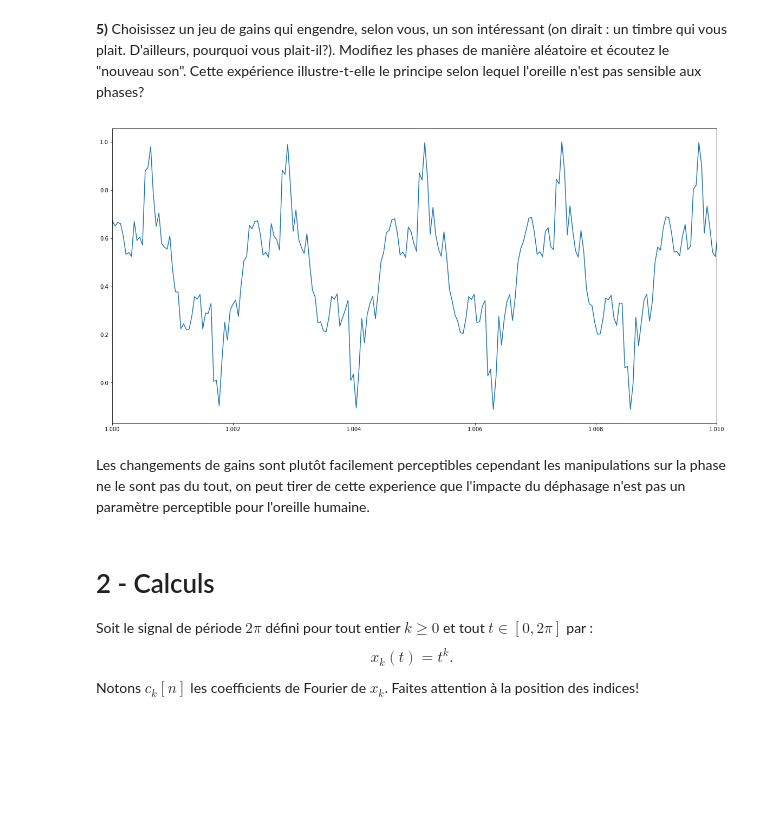
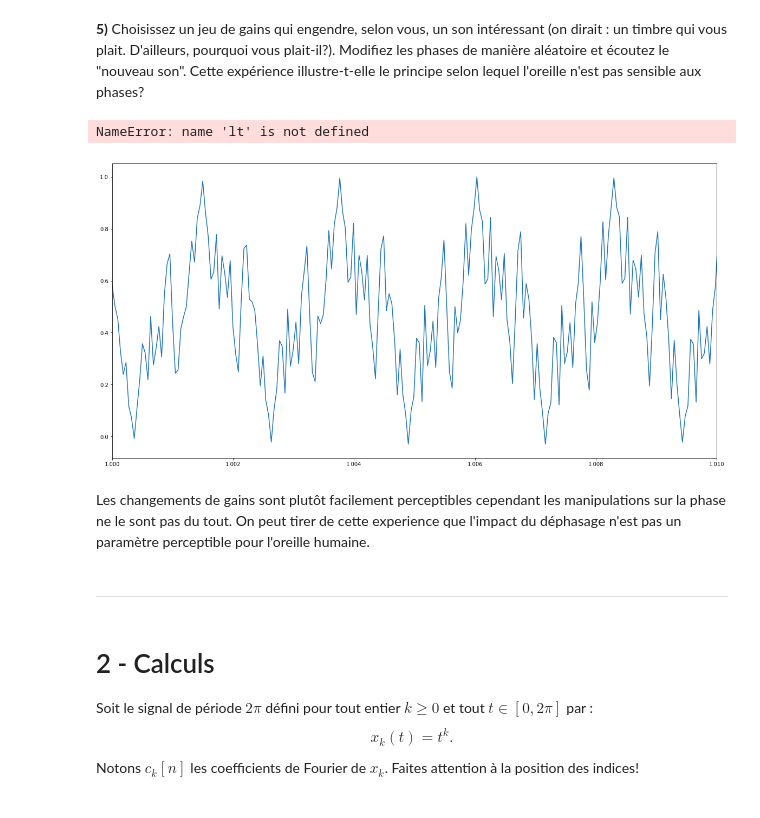
Before and after one commit to guillaume-haerinck/imac-tp-signal, a Jupyter notebook: tp-02-gain-phase/rendu-tp-02.ipynb, the cells around one changed output. Drawn from its saved outputs; the diff is of its cells as text; code cells hidden in the pictures; blank space fills up the shorter version.

```diff
--- a/tp-02-gain-phase/rendu-tp-02.ipynb
+++ b/tp-02-gain-phase/rendu-tp-02.ipynb
@@ -50,7 +50,6 @@ def creer_signal_periodique(Phase, Gain, f0, T, Fs):
 
 
         ## Pour former signal rectangulaire périodique de Fourier
-        signalData[Tindex] *= 2/np.pi
         signalData[Tindex] += 1/2
 
 
@@ -79,7 +78,7 @@ def gain(N):
     Gain = np.arange(N, dtype = np.float)
 
     for n in range(Gain.size):
-        Gain[n] = ((-1)**n) / (2*n +1)
+        Gain[n] = (2*(-1)**n) / (np.pi*(2*n +1))
 
     return Gain
 # %% [markdown]
@@ -148,37 +156,48 @@ Notre oreille n'est pas capable de distinguer la différence.
 **5)** Choisissez un jeu de gains qui engendre, selon vous, un son intéressant (on dirait : un timbre qui vous plait. D'ailleurs, pourquoi vous plait-il?). Modifiez les phases de manière aléatoire et écoutez le "nouveau son". Cette expérience illustre-t-elle le principe selon lequel l'oreille n'est pas sensible aux phases?
 # %%
 def phase(N):
-    Phase = np.random.uniform(-10, np.pi, N)
+    Phase = np.random.uniform(-np.pi, np.pi, N)
 
     return Phase
 
 def gain(N):
-    Gain = np.arange(N, dtype = np.float) # Must specify the type otherwise treated as decimal numbers
+    Gain = np.arange(N, dtype = np.float)
+
     for n in range(Gain.size):
-        Gain[n] = -1**n / (3*n +2)
+        Gain[n] = -1**n / (3*n +4)
 
     return Gain
 # %%
 N = 20
 f0 = 440
 Fs = 22050
 Ts = 1/Fs
 t = np.arange(0, 4, Ts)
 Gain = gain(N)
 Phase = phase(N)
 
 signalRectEven = creer_signal_periodique(Phase, Gain, f0, t, Fs)
 
 plt.figure(1, figsize = (20, 10))
 plt.plot(signalRectEven.t, signalRectEven.x)
 plt.xlim(1, 1.01)
+plt.plot(t, rectangle, '--', linewidth=2, label='Fonction rectangle')
+plt.xlabel('Temps (s)')
+plt.ylabel('Intensité')
+plt.title('Signal rectangulaire périodique déphasé à gain édité')
+plt.grid(which="both")
+plt.legend(loc='upper right')
+plt.show
 
 enregistrer_son("signal_periodique_P1_3", signalRectEven, Fs)
 # %% [output]
+NameError: name 'lt' is not defined
-[figure, old version]
+[figure, new version]
 # %% [markdown]
 Les changements de gains sont plutôt facilement perceptibles
-cependant les manipulations sur la phase ne le sont pas du tout, on peut tirer de cette experience que l'impacte du déphasage n'est pas un paramètre perceptible pour l'oreille humaine.
+cependant les manipulations sur la phase ne le sont pas du tout. On peut tirer de cette experience que l'impact du déphasage n'est pas un paramètre perceptible pour l'oreille humaine.
+# %% [markdown]
+---
 # %% [markdown]
 # 2 - Calculs
 
```
Also changed, not shown: parts of 10 cells of this notebook, 2 other files.
